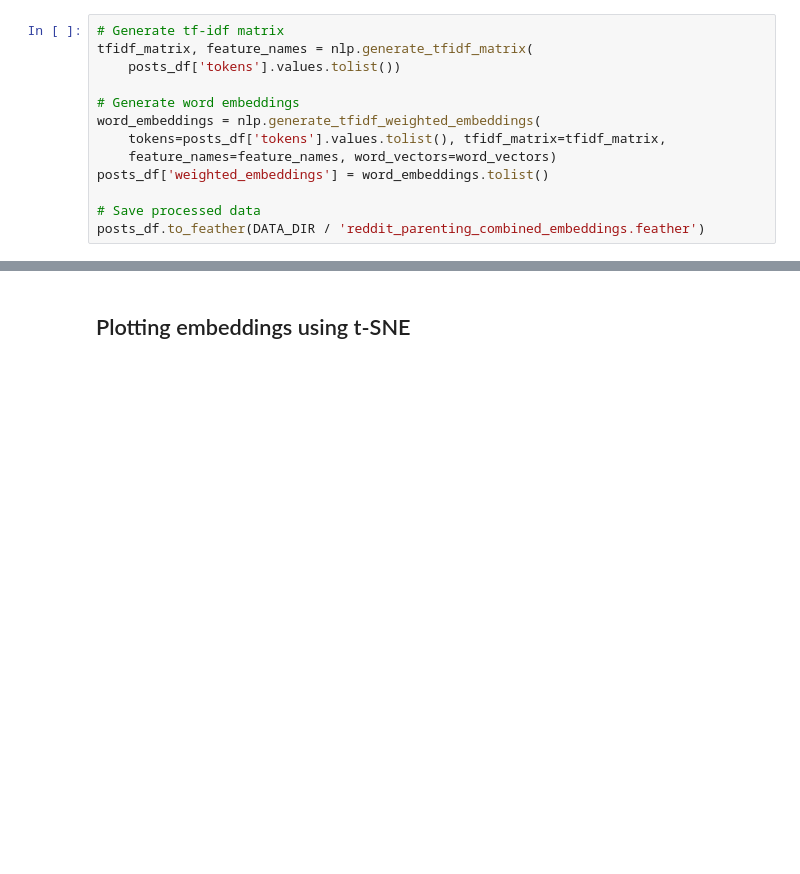
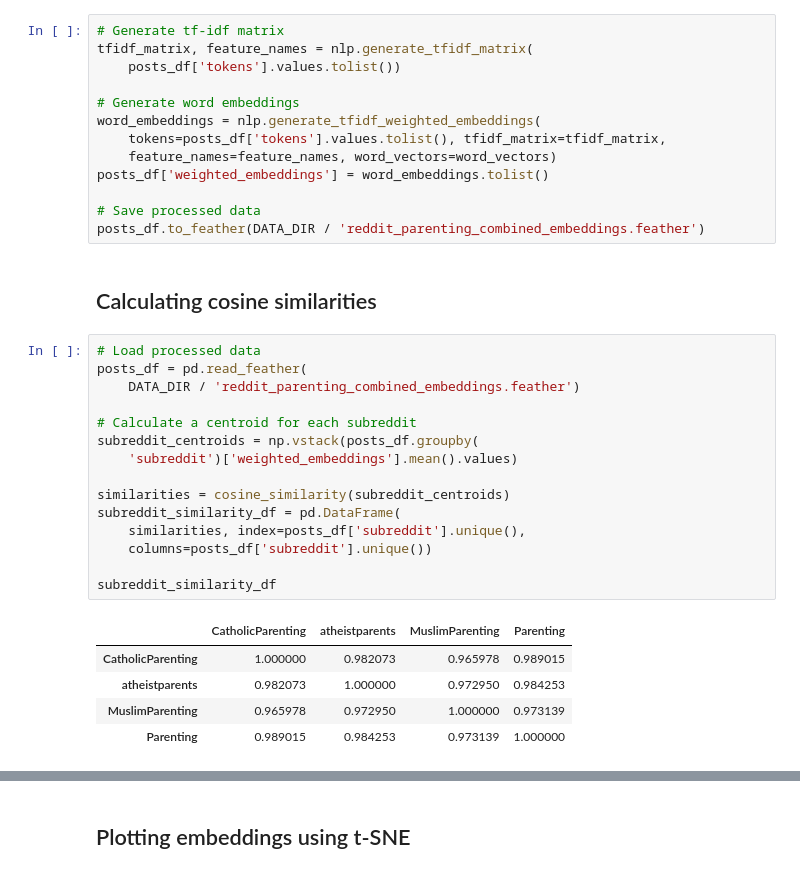
Before and after one commit to shreyansh-2003/parenting-style-subreddits-analyser, a Jupyter notebook: subreddit_similarity_analysis.ipynb, the cells around one changed output, grey strips where cells are left out. Drawn from its saved outputs; the diff is of its cells as text; blank space fills up the shorter version.

```diff
--- a/subreddit_similarity_analysis.ipynb
+++ b/subreddit_similarity_analysis.ipynb
@@ -121,3 +122,26 @@ posts_df['weighted_embeddings'] = word_embeddings.tolist()
 
 # Save processed data
 posts_df.to_feather(DATA_DIR / 'reddit_parenting_combined_embeddings.feather')
+# %% [markdown]
+## Calculating cosine similarities
+# %%
+# Load processed data
+posts_df = pd.read_feather(
+    DATA_DIR / 'reddit_parenting_combined_embeddings.feather')
+
+# Calculate a centroid for each subreddit
+subreddit_centroids = np.vstack(posts_df.groupby(
+    'subreddit')['weighted_embeddings'].mean().values)
+
+similarities = cosine_similarity(subreddit_centroids)
+subreddit_similarity_df = pd.DataFrame(
+    similarities, index=posts_df['subreddit'].unique(),
+    columns=posts_df['subreddit'].unique())
+
+subreddit_similarity_df
+# %% [output]
+|  | CatholicParenting | atheistparents | MuslimParenting | Parenting |
+| CatholicParenting | 1.000000 | 0.982073 | 0.965978 | 0.989015 |
+| atheistparents | 0.982073 | 1.000000 | 0.972950 | 0.984253 |
+| MuslimParenting | 0.965978 | 0.972950 | 1.000000 | 0.973139 |
+| Parenting | 0.989015 | 0.984253 | 0.973139 | 1.000000 |
```
Also changed, not shown: parts of 2 cells of this notebook, 2 other files.
